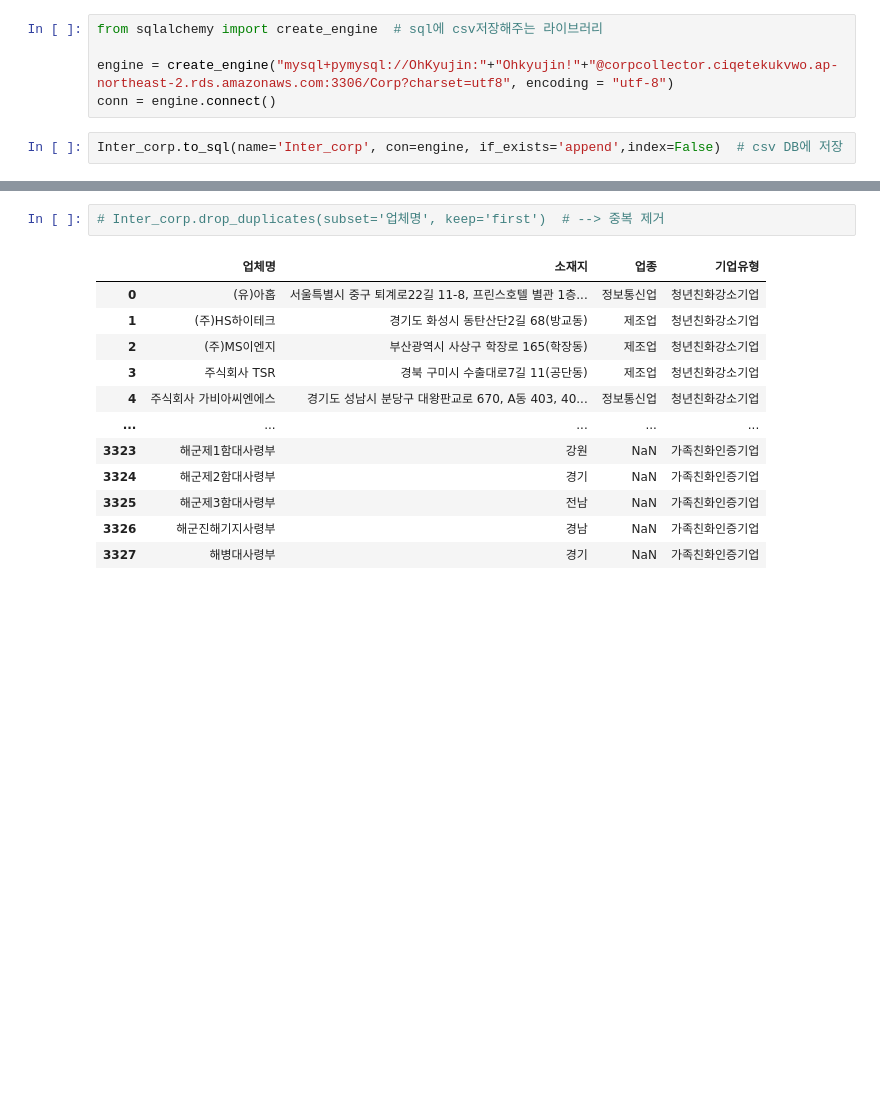
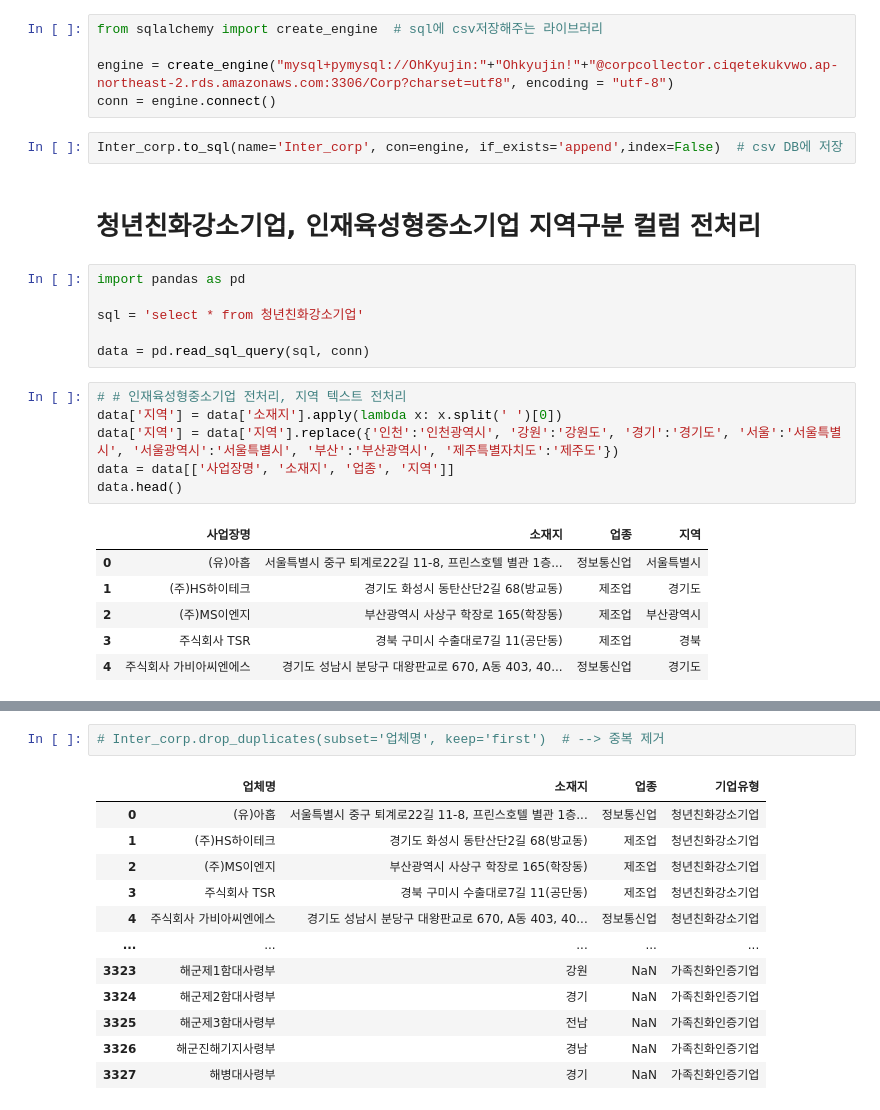
Before and after one commit to O-Kpy/Project, a Jupyter notebook: 뉴스기사_크롤러_+_DB_연결_적재.ipynb, the cells around one changed output, grey strips where cells are left out. Cells and saved outputs as stored; diff of their text form; blank space fills up the shorter version.

```diff
--- a/뉴스기사_크롤러_+_DB_연결_적재.ipynb
+++ b/뉴스기사_크롤러_+_DB_연결_적재.ipynb
@@ -221,3 +226,24 @@ engine = create_engine("mysql+pymysql://OhKyujin:"+"Ohkyujin!"+"@corpcollector.c
 conn = engine.connect()
 # %%
 Inter_corp.to_sql(name='Inter_corp', con=engine, if_exists='append',index=False)  # csv DB에 저장
+# %% [markdown]
+# 청년친화강소기업, 인재육성형중소기업 지역구분 컬럼 전처리
+# %%
+import pandas as pd
+
+sql = 'select * from 청년친화강소기업'
+
+data = pd.read_sql_query(sql, conn)
+# %%
+# # 인재육성형중소기업 전처리, 지역 텍스트 전처리
+data['지역'] = data['소재지'].apply(lambda x: x.split(' ')[0])
+data['지역'] = data['지역'].replace({'인천':'인천광역시', '강원':'강원도', '경기':'경기도', '서울':'서울특별시', '서울광역시':'서울특별시', '부산':'부산광역시', '제주특별자치도':'제주도'})
+data = data[['사업장명', '소재지', '업종', '지역']]
+data.head()
+# %% [output]
+|  | 사업장명 | 소재지 | 업종 | 지역 |
+| 0 | (유)아홉 | 서울특별시 중구 퇴계로22길 11-8, 프린스호텔 별관 1층... | 정보통신업 | 서울특별시 |
+| 1 | (주)HS하이테크 | 경기도 화성시 동탄산단2길 68(방교동) | 제조업 | 경기도 |
+| 2 | (주)MS이엔지 | 부산광역시 사상구 학장로 165(학장동) | 제조업 | 부산광역시 |
+| 3 | 주식회사 TSR | 경북 구미시 수출대로7길 11(공단동) | 제조업 | 경북 |
+| 4 | 주식회사 가비아씨엔에스 | 경기도 성남시 분당구 대왕판교로 670, A동 403, 40... | 정보통신업 | 경기도 |
```
Also changed, not shown: parts of 7 cells of this notebook.
